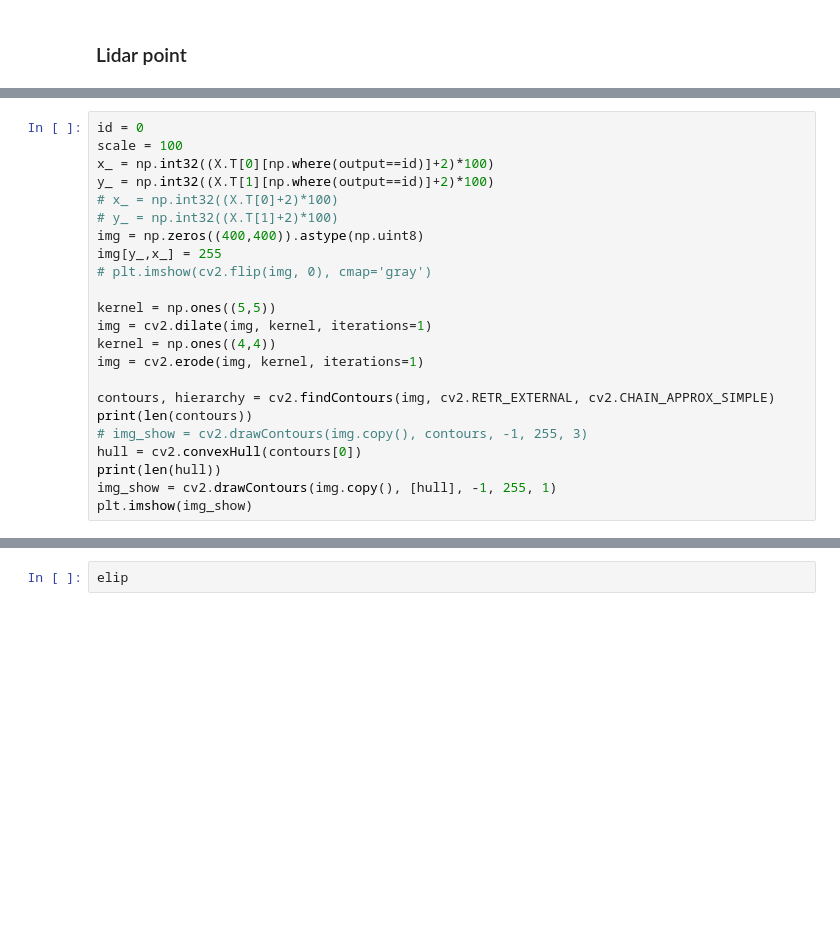
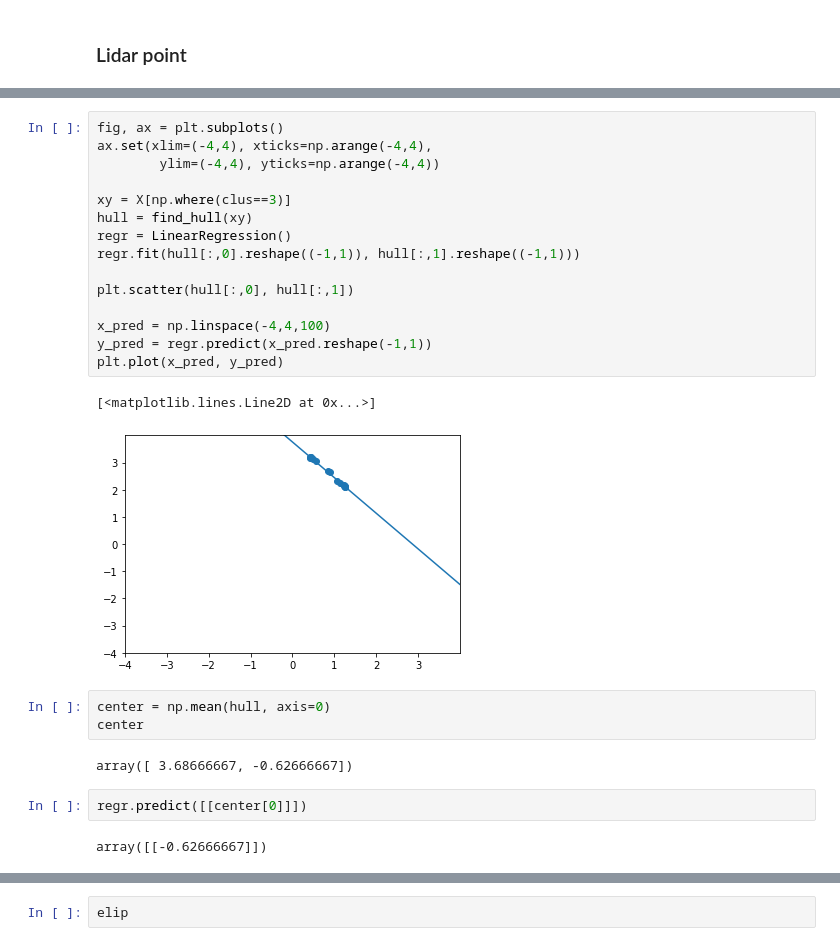
Before and after one commit to PhiDCH/mpc_isaac_sim, a Jupyter notebook: test1.ipynb, the cells around one changed output, grey strips where cells are left out. Drawn from its saved outputs; the diff is of its cells as text; blank space fills up the shorter version.

```diff
--- a/test1.ipynb
+++ b/test1.ipynb
@@ -122,23 +119,0 @@ plt.show()
-# %%
-id = 0
-scale = 100
-x_ = np.int32((X.T[0][np.where(output==id)]+2)*100)
-y_ = np.int32((X.T[1][np.where(output==id)]+2)*100)
-# x_ = np.int32((X.T[0]+2)*100)
-# y_ = np.int32((X.T[1]+2)*100)
-img = np.zeros((400,400)).astype(np.uint8)
-img[y_,x_] = 255
-# plt.imshow(cv2.flip(img, 0), cmap='gray')
-
-kernel = np.ones((5,5))
-img = cv2.dilate(img, kernel, iterations=1)
-kernel = np.ones((4,4))
-img = cv2.erode(img, kernel, iterations=1)
-
-contours, hierarchy = cv2.findContours(img, cv2.RETR_EXTERNAL, cv2.CHAIN_APPROX_SIMPLE)
-print(len(contours))
-# img_show = cv2.drawContours(img.copy(), contours, -1, 255, 3)
-hull = cv2.convexHull(contours[0])
-print(len(hull))
-img_show = cv2.drawContours(img.copy(), [hull], -1, 255, 1)
-plt.imshow(img_show)
@@ -188,3 +175,30 @@ def draw_ellipse(a,b,rot):
+# %%
+fig, ax = plt.subplots()
+ax.set(xlim=(-4,4), xticks=np.arange(-4,4),
+        ylim=(-4,4), yticks=np.arange(-4,4))
+
+xy = X[np.where(clus==3)]
+hull = find_hull(xy)
+regr = LinearRegression()
+regr.fit(hull[:,0].reshape((-1,1)), hull[:,1].reshape((-1,1)))
+
+plt.scatter(hull[:,0], hull[:,1])
+
+x_pred = np.linspace(-4,4,100)
+y_pred = regr.predict(x_pred.reshape(-1,1))
+plt.plot(x_pred, y_pred)
+# %% [output]
+[<matplotlib.lines.Line2D at 0x...>]
+[figure, added]
+# %%
+center = np.mean(hull, axis=0)
+center
+# %% [output]
+array([ 3.68666667, -0.62666667])
+# %%
+regr.predict([[center[0]]])
+# %% [output]
+array([[-0.62666667]])
 # %%
 from sklearn.linear_model import LinearRegression
 def get_ellipse_params(points):
```
Also changed, not shown: parts of 12 cells of this notebook, 2 other files.
